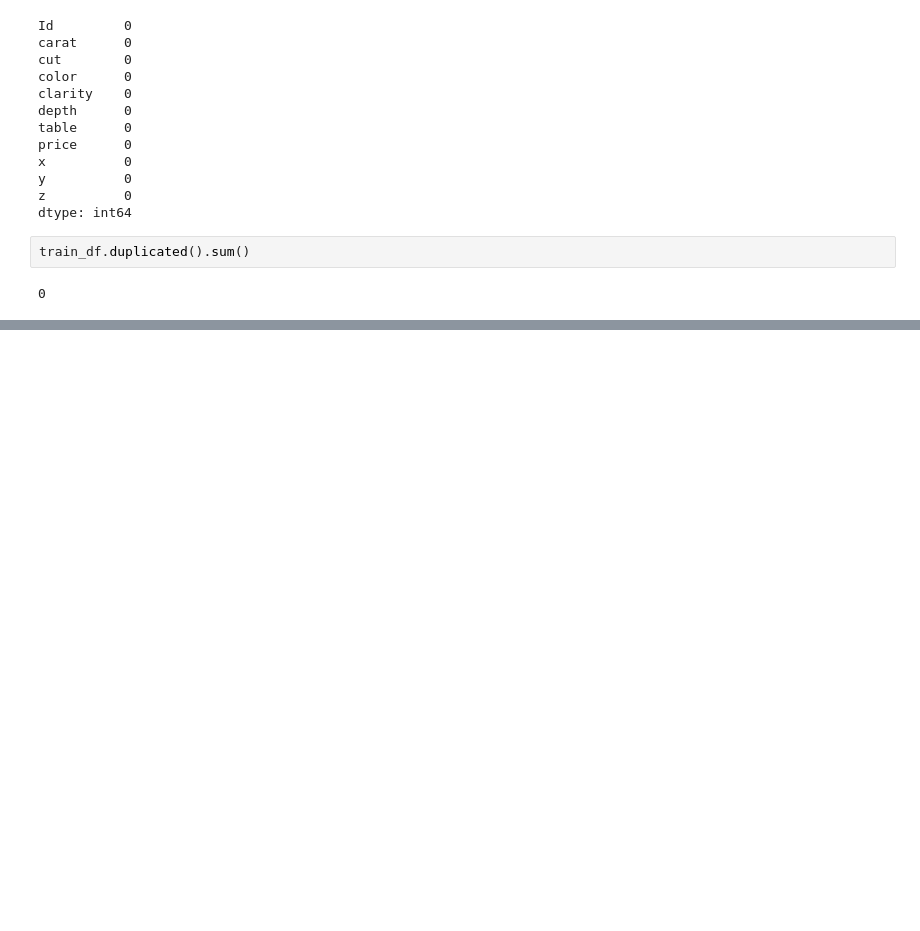
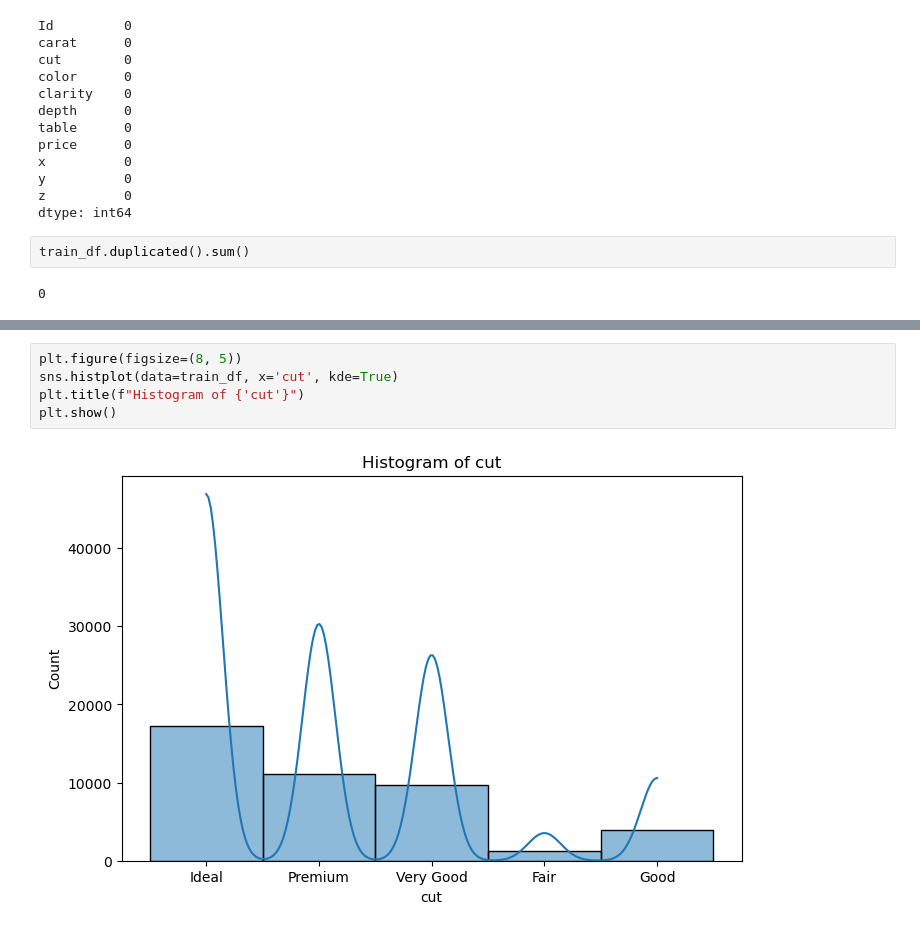
Before and after one commit to hibahdesu/Kaggle-Competitions, a Jupyter notebook: Diamond price prediciton 2024/Diamond price prediciton 2024.ipynb, the cells around one changed output, grey strips where cells are left out. Drawn from its saved outputs; the diff is of its cells as text; blank space fills up the shorter version.

```diff
--- a/Diamond price prediciton 2024/Diamond price prediciton 2024.ipynb
+++ b/Diamond price prediciton 2024/Diamond price prediciton 2024.ipynb
@@ -95,0 +180,7 @@ train_df.duplicated().sum()
+# %%
+plt.figure(figsize=(8, 5))
+sns.histplot(data=train_df, x='cut', kde=True)
+plt.title(f"Histogram of {'cut'}")
+plt.show()
+# %% [output]
+[figure, added]
```
Also changed, not shown: parts of 94 cells of this notebook, 1 other file.
